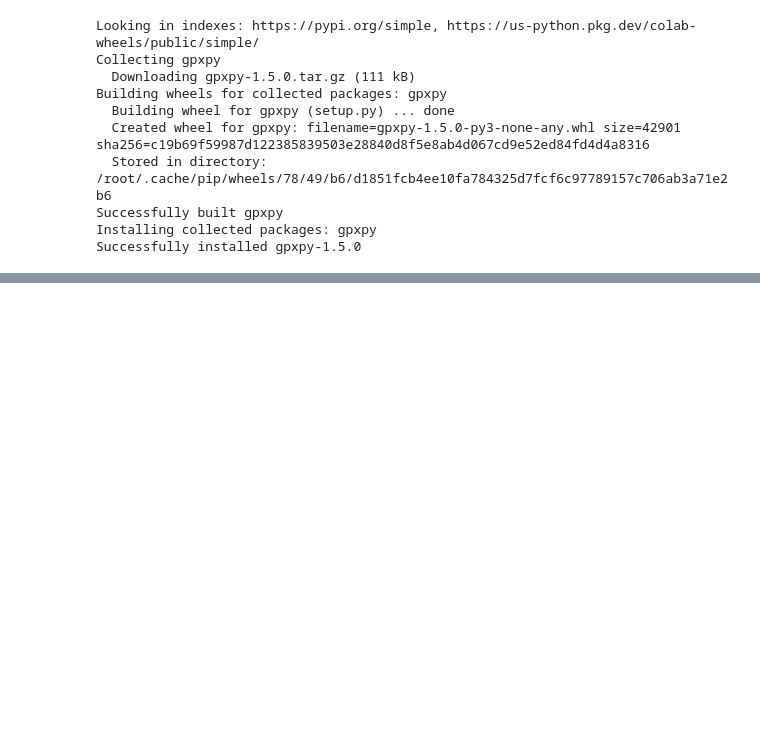
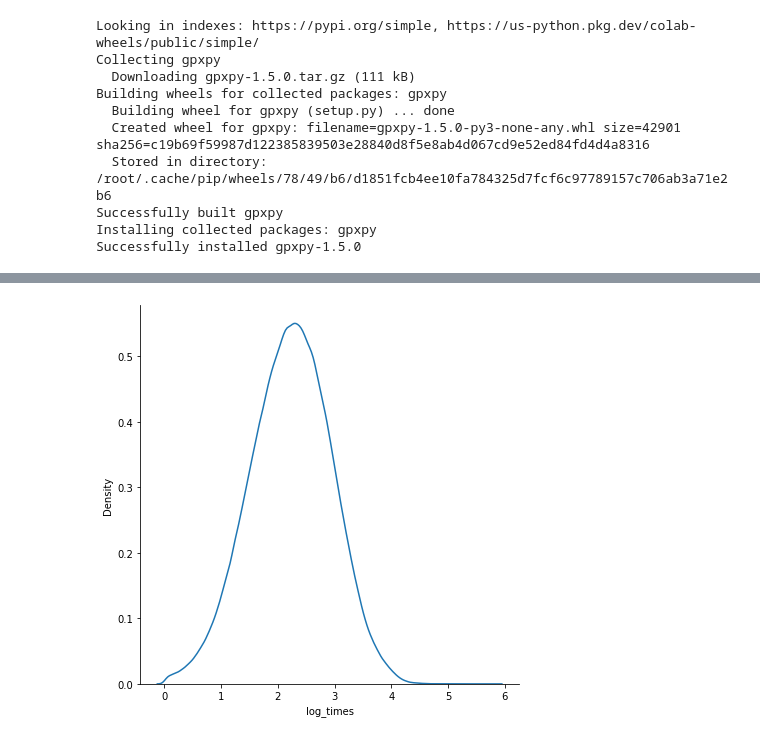
Before and after one commit to yj5698/tat_kyj, a Jupyter notebook: 2022.11.10.ipynb, the cells around one changed output, grey strips where cells are left out. Saved outputs shown, nothing was run; the diff lists cells and outputs as text; code cells hidden in the pictures; blank space fills up the shorter version.

```diff
--- a/2022.11.10.ipynb
+++ b/2022.11.10.ipynb
@@ -69,0 +193,7 @@ Successfully installed gpxpy-1.5.0
+# %%
+#calculating 0-100th percentile to find a the correct percentile value for removal of outliers
+for i in range(0,100,10):
+    var =frame_with_durations["trip_times"].values
+    var = np.sort(var,axis = None)
+    print("{} percentile value is {}".format(i,var[int(len(var)*(float(i)/100))]))
+print ("100 percentile value is ",var[-1])
@@ -69,0 +212,7 @@ Successfully installed gpxpy-1.5.0
+# %%
+#looking further from the 99th percecntile
+for i in range(90,100):
+    var =frame_with_durations["trip_times"].values
+    var = np.sort(var,axis = None)
+    print("{} percentile value is {}".format(i,var[int(len(var)*(float(i)/100))]))
+print ("100 percentile value is ",var[-1])
@@ -69,0 +248,12 @@ Successfully installed gpxpy-1.5.0
+# %%
+#converting the values to log-values to chec for log-normal
+import math
+frame_with_durations_modified['log_times']=[math.log(i) for i in frame_with_durations_modified['trip_times'].values]
+# %%
+#pdf of log-values
+sns.FacetGrid(frame_with_durations_modified,size=6) \
+      .map(sns.kdeplot,"log_times") \
+      .add_legend();
+plt.show();
+# %% [output]
+[figure, added]
```
Also changed, not shown: parts of 18 cells of this notebook.
